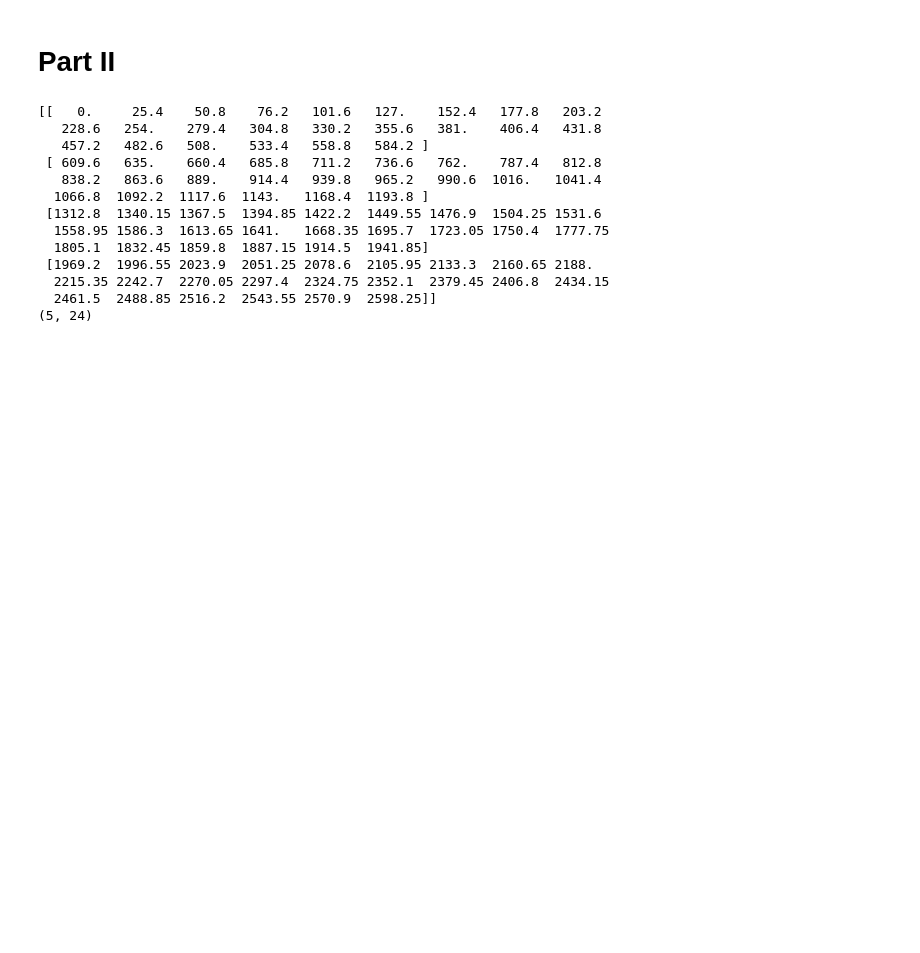
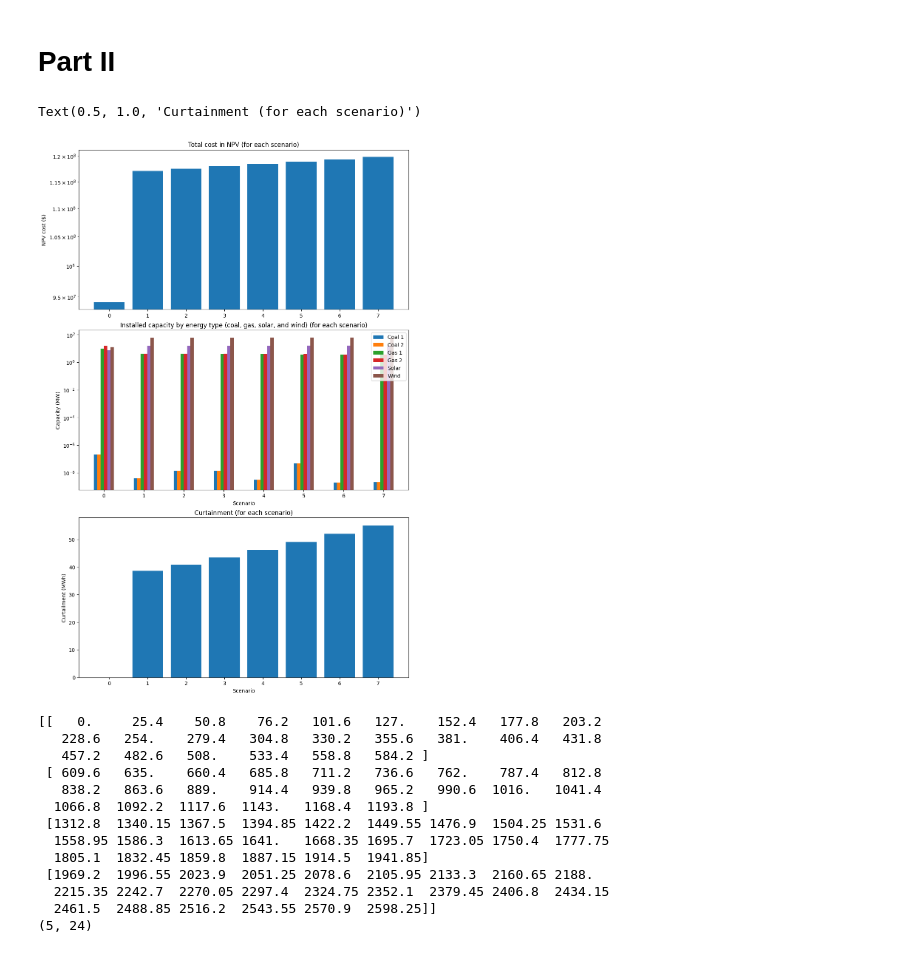
Before and after one commit to WeiLuya/mae119_code, a Jupyter notebook: hw2/hw2.ipynb, the cells around one changed output. Saved outputs shown, nothing was run; the diff lists cells and outputs as text; code cells hidden in the pictures; blank space fills up the shorter version.

```diff
--- a/hw2/hw2.ipynb
+++ b/hw2/hw2.ipynb
@@ -191,3 +261,31 @@ LCOE of Solar is $450.14/MWh
+# %%
+fig, ax = plt.subplots(3, figsize=(10, 15), layout='constrained')
+
+ax[0].bar(range(8), total_NPV_costs)
+ax[1].set_xlabel('Scenario')
+ax[0].set_yscale('log')
+ax[0].set_ylabel('NPV cost ($)')
+ax[0].set_title('Total cost in NPV (for each scenario)')
+
+offsets = (np.arange(-3, 3) + (1/2) ) / 12
+power_plants = ['Coal 1', 'Coal 2', 'Gas 1', 'Gas 2', 'Solar', 'Wind']
+for i in range(6):
+    ax[1].bar(np.arange(8)+offsets[i], installed_capacities[:, i], width=(1/12), label=power_plants[i])
+
+ax[1].set_xlabel('Scenario')
+ax[1].set_yscale('log')
+ax[1].set_ylabel('Capacity (MW)')
+ax[1].set_title('Installed capacity by energy type (coal, gas, solar, and wind) (for each scenario)')
+ax[1].legend()
+
+
+ax[2].bar(range(8), curtailments)
+ax[2].set_xlabel('Scenario')
+ax[2].set_ylabel('Curtailment (MWh)')
+ax[2].set_title('Curtainment (for each scenario)')
+# %% [output]
+Text(0.5, 1.0, 'Curtainment (for each scenario)')
+[figure, added]
 # %%
 q = np.arange(n*T).reshape(n, T)
 print(np.multiply(q, fuel_cost_per_MWh_2018[:, np.newaxis]))
```
Also changed, not shown: parts of 4 cells of this notebook.
